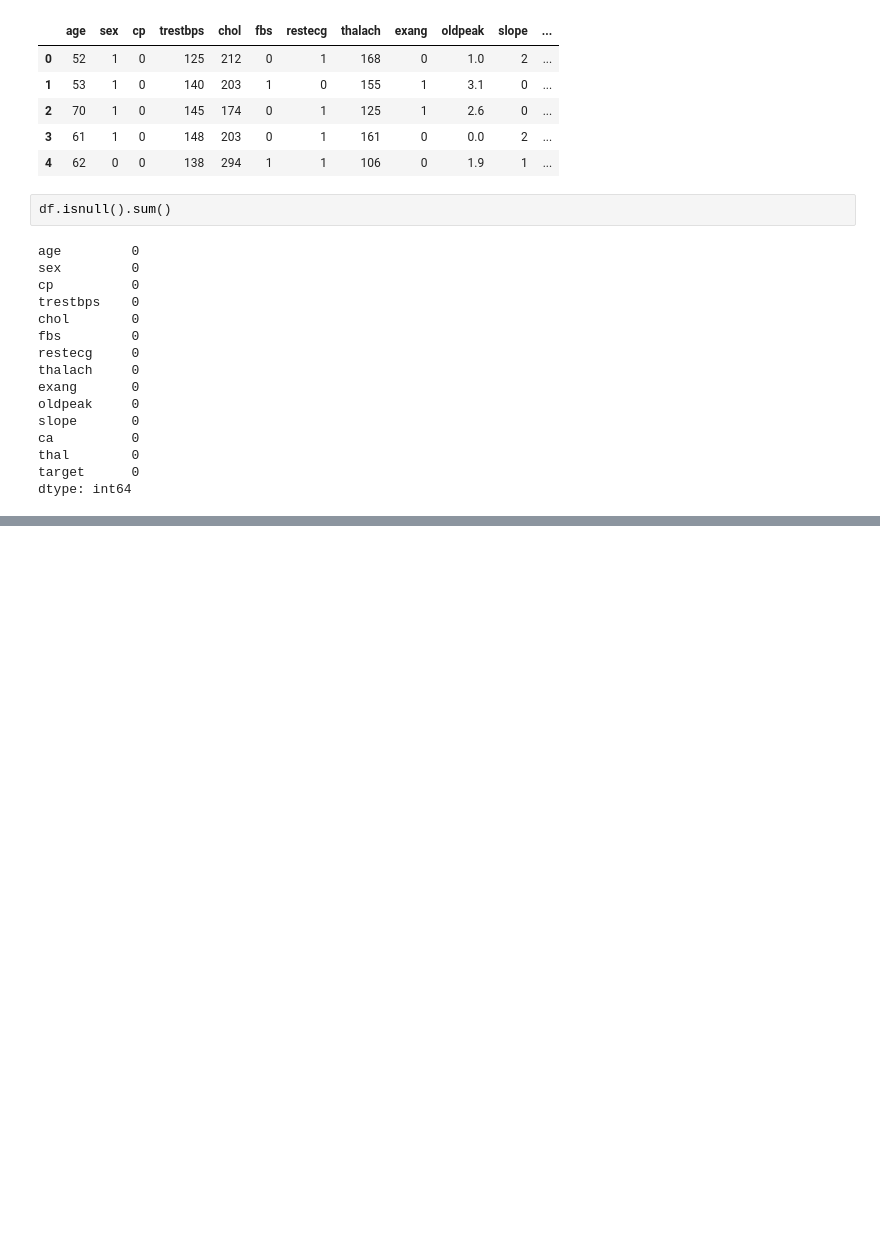
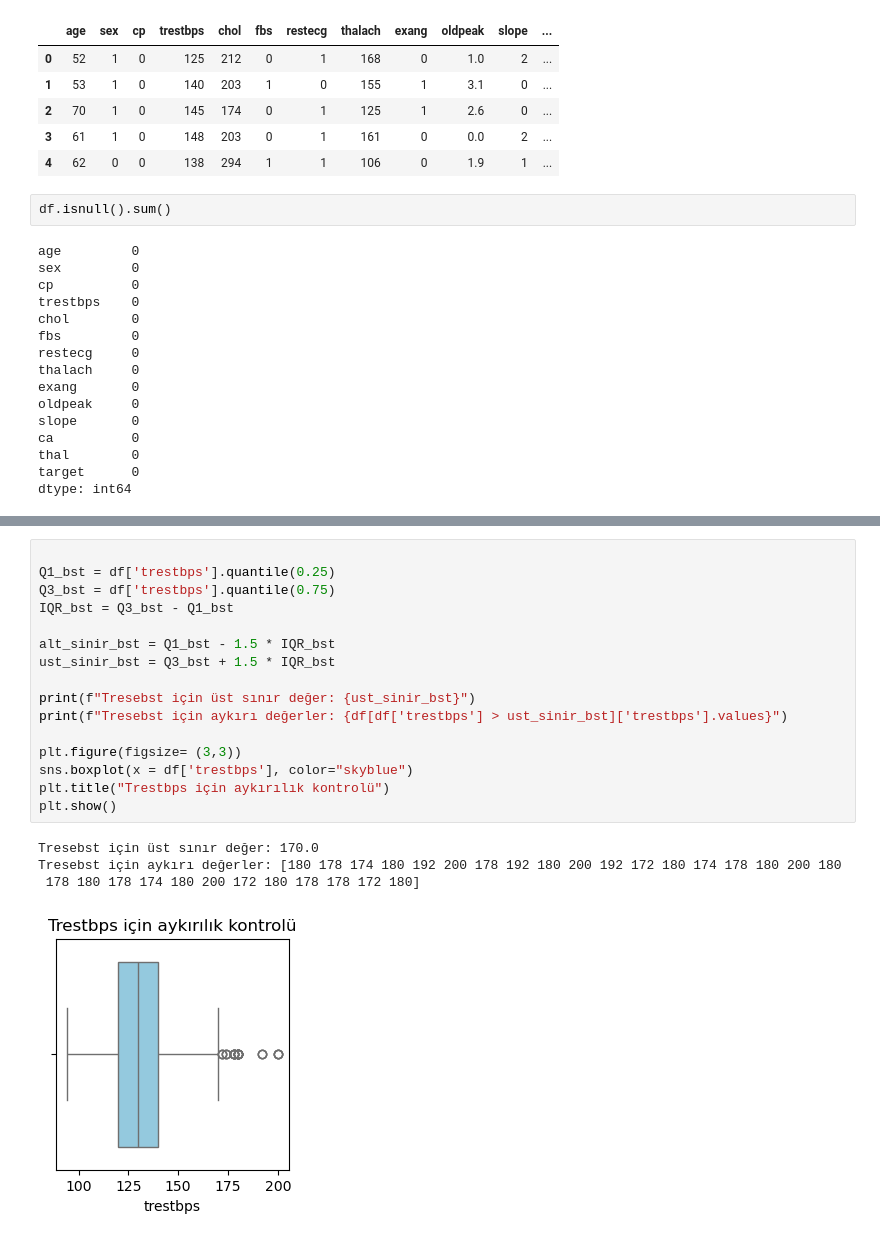
Before and after one commit to samedK1y/Data_preprocessing, a Jupyter notebook: kalp.ipynb, the cells around one changed output, grey strips where cells are left out. Saved outputs shown, nothing was run; the diff lists cells and outputs as text; blank space fills up the shorter version.

```diff
--- a/kalp.ipynb
+++ b/kalp.ipynb
@@ -46,0 +66,21 @@ df.describe()
+# %%
+
+Q1_bst = df['trestbps'].quantile(0.25)
+Q3_bst = df['trestbps'].quantile(0.75)
+IQR_bst = Q3_bst - Q1_bst
+
+alt_sinir_bst = Q1_bst - 1.5 * IQR_bst
+ust_sinir_bst = Q3_bst + 1.5 * IQR_bst
+
+print(f"Tresebst için üst sınır değer: {ust_sinir_bst}")
+print(f"Tresebst için aykırı değerler: {df[df['trestbps'] > ust_sinir_bst]['trestbps'].values}")
+
+plt.figure(figsize= (3,3))
+sns.boxplot(x = df['trestbps'], color="skyblue")
+plt.title("Trestbps için aykırılık kontrolü")
+plt.show()
+# %% [output]
+Tresebst için üst sınır değer: 170.0
+Tresebst için aykırı değerler: [180 178 174 180 192 200 178 192 180 200 192 172 180 174 178 180 200 180
+ 178 180 178 174 180 200 172 180 178 178 172 180]
+[figure, added]
```
Also changed, not shown: parts of 2 cells of this notebook.
